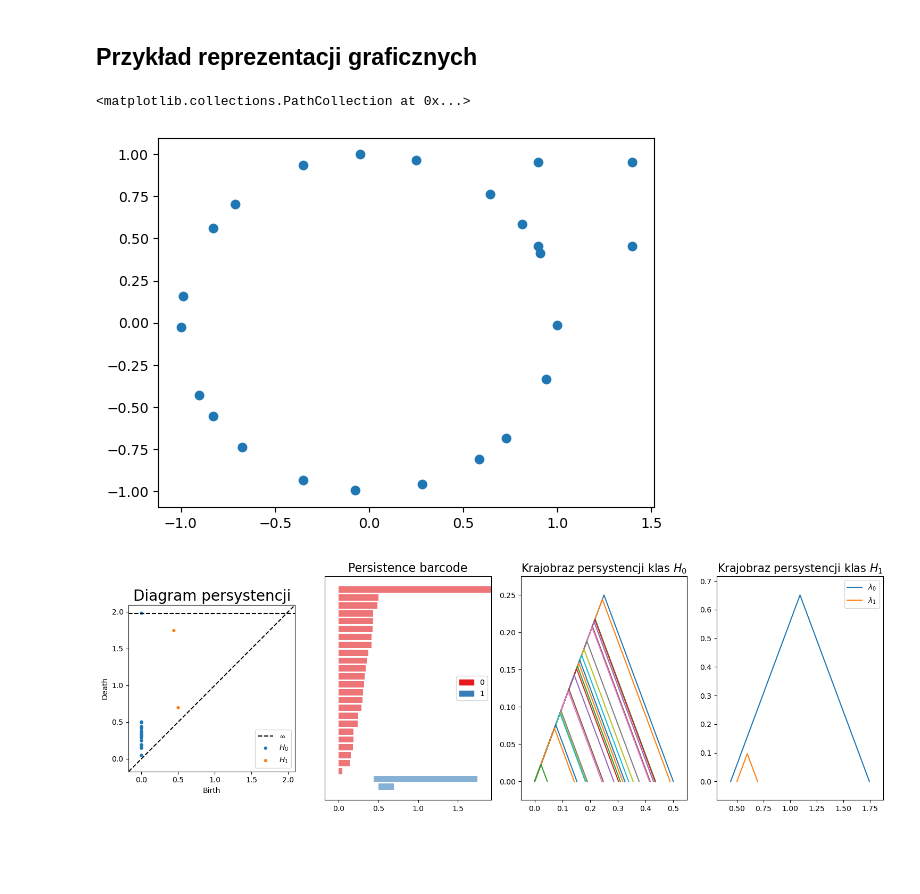
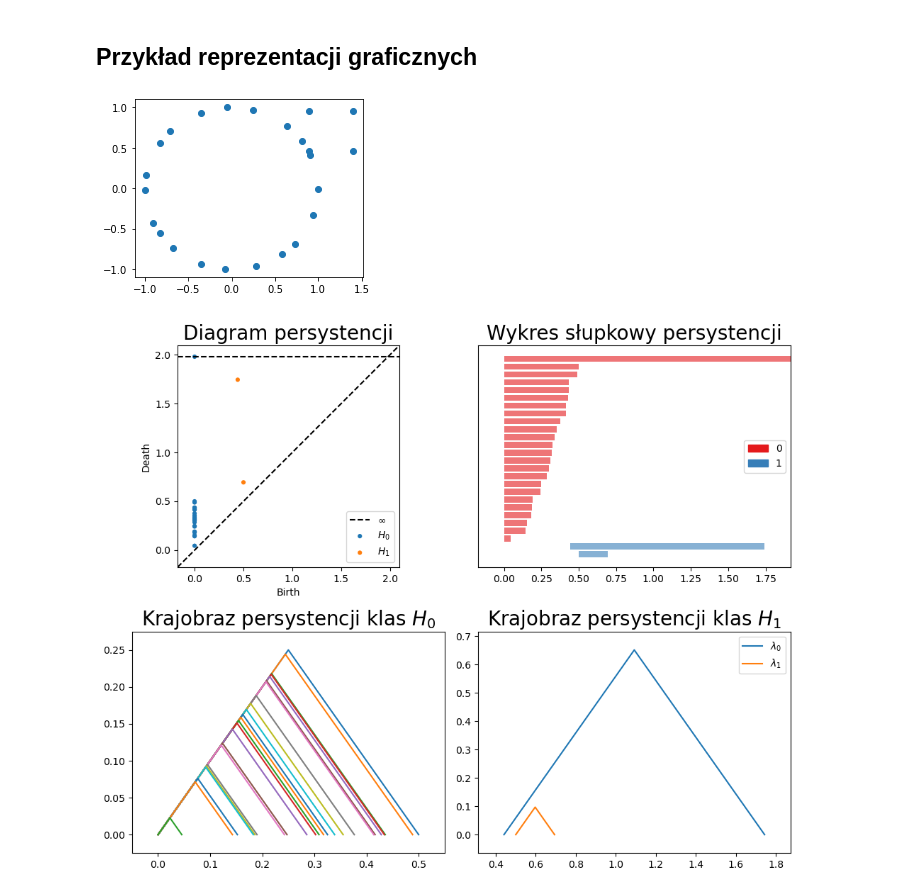
Before and after one commit to WinalexDD/Kod-do-Pracy-magisterskiej, a Jupyter notebook: Kod do grafik - Praca magisterska.ipynb, the cells around one changed output. Saved outputs shown, nothing was run; the diff lists cells and outputs as text; code cells hidden in the pictures; blank space fills up the shorter version.

```diff
--- a/Kod do grafik - Praca magisterska.ipynb
+++ b/Kod do grafik - Praca magisterska.ipynb
@@ -1147,39 +1147,41 @@ square_points = np.array([[0.897, 0.457],[0.897, 0.957],[1.397, 0.957],[1.397, 0
 point_cloud = np.vstack([noisy_circle_points, square_points])
 
 # Tworzenie wykresu i jego zapisanie
+plt.figure(figsize=(4,3))
+plt.scatter(point_cloud[:, 0], point_cloud[:, 1])
 plt.tight_layout()
-plt.scatter(point_cloud[:, 0], point_cloud[:, 1])
-#plt.savefig("Wykrespunktowy.pdf", bbox_inches='tight')
+plt.savefig("Wykrespunktowy.pdf", bbox_inches='tight')
 # %% [output]
-<matplotlib.collections.PathCollection at 0x...>
-[figure, old version]
+[figure, new version]
 # %%
 # Tworzenie struktury wykresu
-fig, axes = plt.subplots(1, 4, figsize=(15, 5))
+fig, axes = plt.subplots(2, 2, figsize=(10, 8))
+axes=axes.flatten()
 
 # Wykres 1 - diagram persystencji
 diagrams = ripser(point_cloud, maxdim=1)['dgms']
 plot_diagrams(diagrams, ax=axes[0], show=False)
 axes[0].set_title("Diagram persystencji", fontsize=20)
 
 # Wykres 3 - wykres słupkowy persystencji
 rips_complex = gudhi.RipsComplex(points=point_cloud)
 simplex_tree = rips_complex.create_simplex_tree(max_dimension=2)
 diag = simplex_tree.persistence()
 gudhi.plot_persistence_barcode(diag, axes=axes[1])
+axes[1].set_title("Wykres słupkowy persystencji", fontsize=20)
 
 # Wykres 3 - krajobraz persystencji wymiaru 0
 plot_landscape_simple(PersLandscapeExact(dgms=diagrams, hom_deg=0), ax=axes[2])
 axes[2].legend_.remove()
-axes[2].set_title("Krajobraz persystencji klas $H_0$", fontsize=15)
+axes[2].set_title("Krajobraz persystencji klas $H_0$", fontsize=20)
 
 # Wykres 4 - krajobraz persystencji wymiaru 1
 plot_landscape_simple(PersLandscapeExact(dgms=diagrams, hom_deg=1), ax=axes[3])
-axes[3].set_title(r"Krajobraz persystencji klas $H_1$", fontsize=15)
+axes[3].set_title(r"Krajobraz persystencji klas $H_1$", fontsize=20)
 
 # Wyświetlenie i zapisanie wykresu
 plt.tight_layout()
-#plt.savefig("PrzykładWykresy.pdf", bbox_inches='tight')
+plt.savefig("PrzykładWykresy.pdf", bbox_inches='tight')
 plt.show()
 # %% [output]
-[figure, old version]
+[figure, new version]
```
